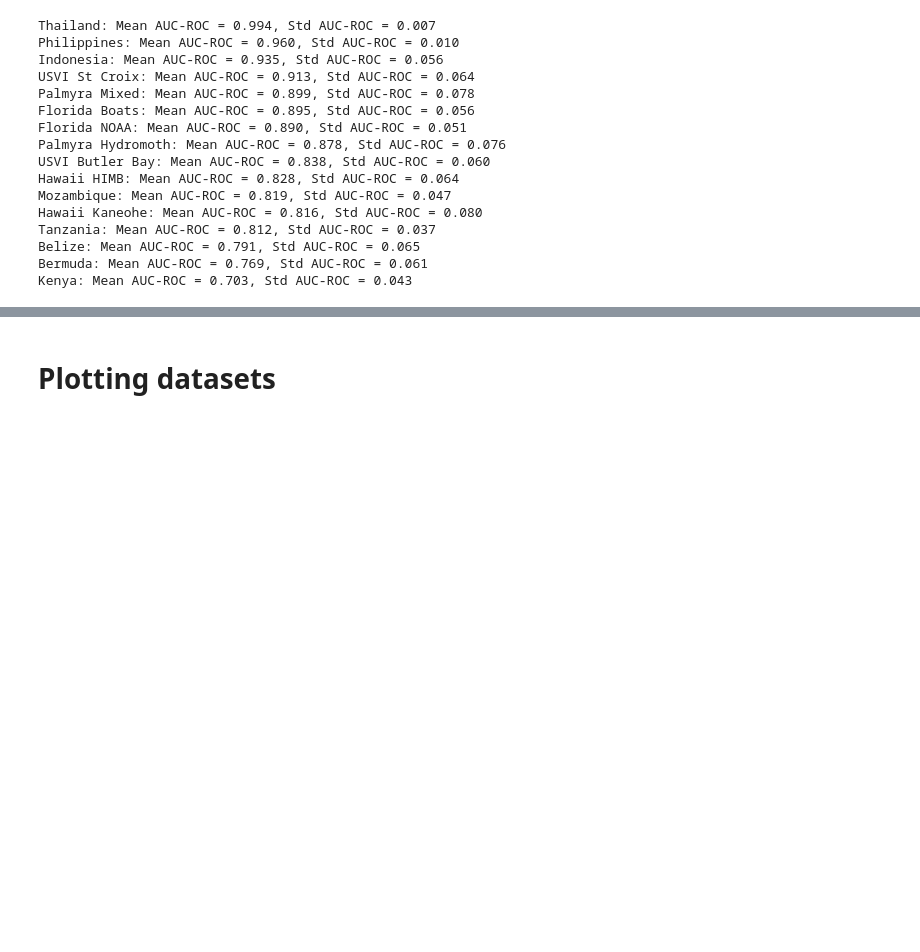
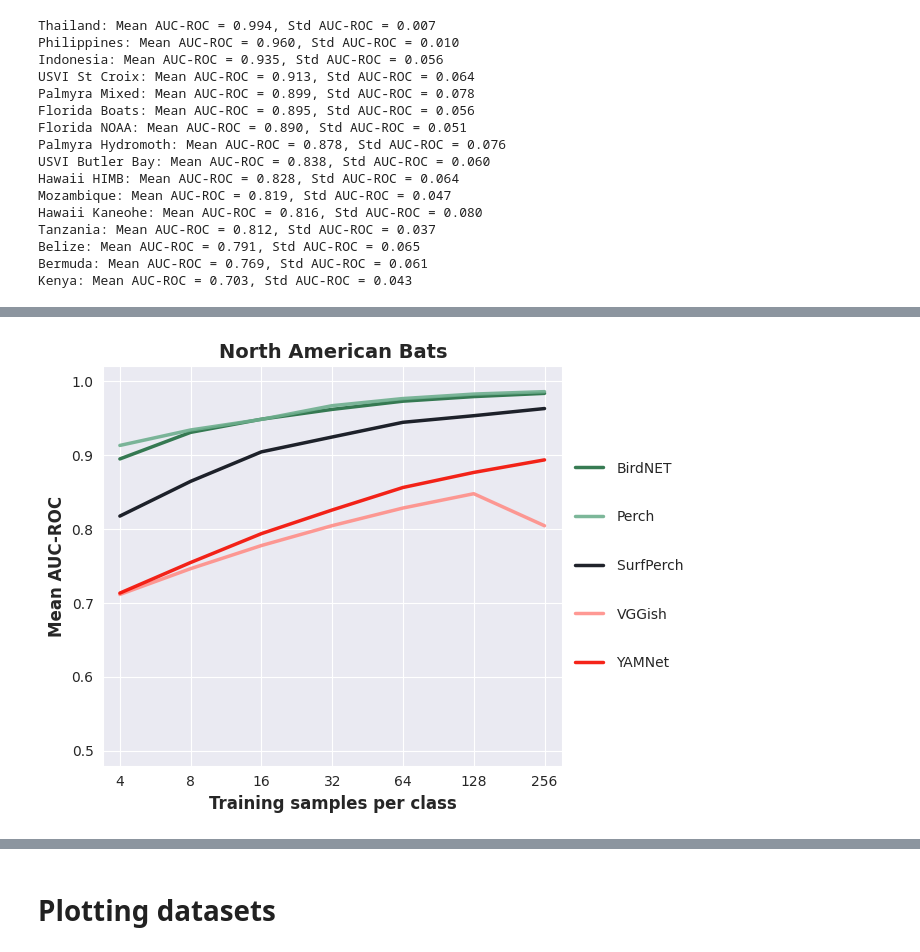
Before and after one commit to BenUCL/surfperch, a Jupyter notebook: manuscript-additions/figures.ipynb, the cells around one changed output, grey strips where cells are left out. Cells and saved outputs as stored; diff of their text form; code cells hidden in the pictures; blank space fills up the shorter version.

Commit message:
add terrestrial eval fig

```diff
--- a/manuscript-additions/figures.ipynb
+++ b/manuscript-additions/figures.ipynb
@@ -1089,0 +1090,86 @@ Kenya: Mean AUC-ROC = 0.703, Std AUC-ROC = 0.043
+# %%
+import pandas as pd
+import matplotlib.pyplot as plt
+import seaborn as sns
+import os
+
+# Load the data
+file_path = os.path.join(base_dir, 'ucl_perch/other/terrestrial_eval_results.csv')
+data = pd.read_csv(file_path)
+
+# Strip the whitespace from the task names
+data['task'] = data['task'].str.strip()
+
+# Define the properties for the embeddings
+embedding_properties = {
+    'surfperch': {'name': 'SurfPerch ', 'line_style': '-', 'color': '#070b14', 'ignore': False},
+    'chirp': {'name': 'Perch', 'line_style': '-', 'color': '#6eaf8e', 'ignore': False},
+    'birdnet2.3': {'name': 'BirdNET', 'line_style': '-', 'color': '#216d40', 'ignore': False},
+    'yamnet': {'name': 'YAMNet', 'line_style': '-', 'color': '#f40c00', 'ignore': False},
+    'vggish': {'name': 'VGGish', 'line_style': '-', 'color': '#ff8e88', 'ignore': False},
+
+    'audiomae_large_ft_mean': {'name': 'AudioMAE Large FT Mean', 'line_style': '-', 'color': 'blue', 'ignore': True},
+    'audiomae_large_ft_mean_2layer': {'name': 'AudioMAE Large FT Mean', 'line_style': '-', 'color': 'blue', 'ignore': True},
+    'audiomae_large_mean_2layer': {'name': 'AudioMAE Large FT Mean', 'line_style': '-', 'color': 'blue', 'ignore': True},
+    'birdnet2.2': {'name': 'BirdNET', 'line_style': '-', 'color': 'green', 'ignore': True},
+    'chirp160': {'name': 'chirp160', 'line_style': '-', 'color': 'green', 'ignore': True},
+    'chirp320': {'name': 'chirp320', 'line_style': '-', 'color': 'green', 'ignore': True},
+    'chirp640': {'name': 'chirp640', 'line_style': '-', 'color': 'green', 'ignore': True},
+    'chirp960': {'name': 'chirp960', 'line_style': '-', 'color': 'green', 'ignore': True},
+    'chirp1280': {'name': 'chirp1280', 'line_style': '-', 'color': 'green', 'ignore': True},
+    'chirp2560': {'name': 'chirp2560', 'line_style': '-', 'color': 'green', 'ignore': True},
+    'chirp_new_pcen': {'name': 'chirp_new_pcen', 'line_style': '-', 'color': 'green', 'ignore': True},
+    'audiomae_large_mean': {'name': 'audiomae_large_mean', 'line_style': '-', 'color': 'green', 'ignore': True},
+    'birdnet2.4': {'name': 'birdnet2.4', 'line_style': '-', 'color': 'green', 'ignore': True},
+}
+
+# Mapping for plot titles by task
+title_mapping = {
+    'rfxc_birds': 'RFCX Birds',
+    'rfxc_frogs': 'RFCX Frogs',
+    'watkins': 'Watkins Marine Mammals',
+    'bats2': 'North American Bats',
+    'yellowhammer': 'Yellowhammer Dialect',
+    'godwit': 'Godwit Calls'
+}
+
+# Set the style
+sns.set_style("darkgrid")
+
+# Loop through each task and create a plot
+for task in data['task'].unique():
+    task_data = data[data['task'] == task]
+
+    # Compute the mean auc_roc for the current task
+    grouped_task_data = task_data.groupby(['embedding', 'sample_count']).agg(mean_auc_roc=('auc_roc', 'mean')).reset_index()
+
+    plt.figure(figsize=(9, 5))
+    sorted_embeddings = sorted(grouped_task_data['embedding'].unique(), key=lambda x: embedding_properties.get(x, {}).get('order', float('inf')))
+
+    for embedding in sorted_embeddings:
+        properties = embedding_properties.get(embedding, {})
+        if properties.get('ignore', False):
+            continue
+
+        name = properties.get('name', embedding)
+        line_style = properties.get('line_style', '-')
+        color = properties.get('color', None)
+
+        subset = grouped_task_data[grouped_task_data['embedding'] == embedding]
+        plt.plot(subset['sample_count'], subset['mean_auc_roc'], linestyle=line_style, color=color, linewidth=2.5, alpha=0.9, label=name)
+
+    plt.xscale('log', base=2)
+    xticks = [4, 8, 16, 32, 64, 128, 256]
+    plt.xticks(xticks, xticks)
+    plt.xlim(3.4, 305)
+    plt.ylim(0.48, 1.02)
+    plt.xlabel("Training samples per class", fontsize=12, fontweight='bold')
+    plt.ylabel("Mean AUC-ROC", fontsize=12, fontweight='bold')
+    task_title = title_mapping.get(task, task)  # Get the title from mapping
+    plt.title(f"{task_title}", fontsize=14, fontweight='bold')
+    plt.legend(loc='center left', bbox_to_anchor=(1, 0.5), frameon=False, handleheight=1, handletextpad=1, labelspacing=2.5)
+    plt.tight_layout(rect=[0, 0, 0.75, 1])
+
+    plt.show()
+# %% [output]
+[figure, added]
```
Also changed, not shown: parts of 16 cells of this notebook.
